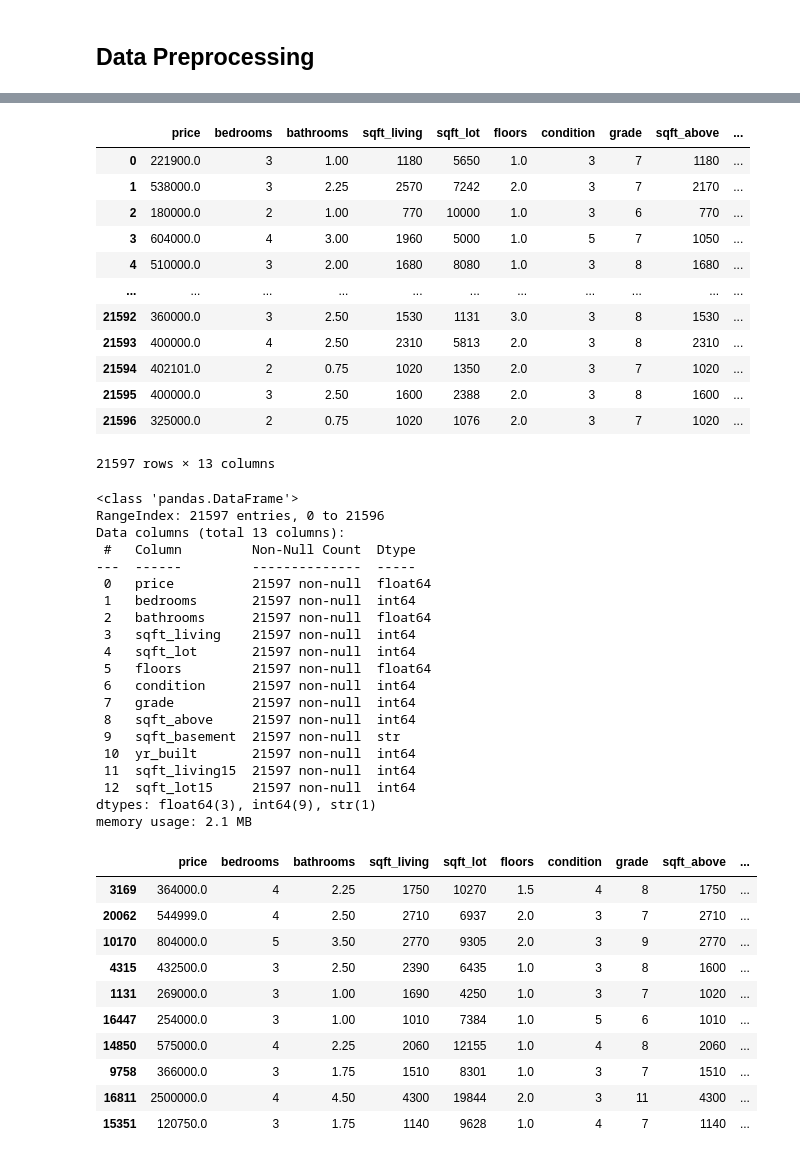
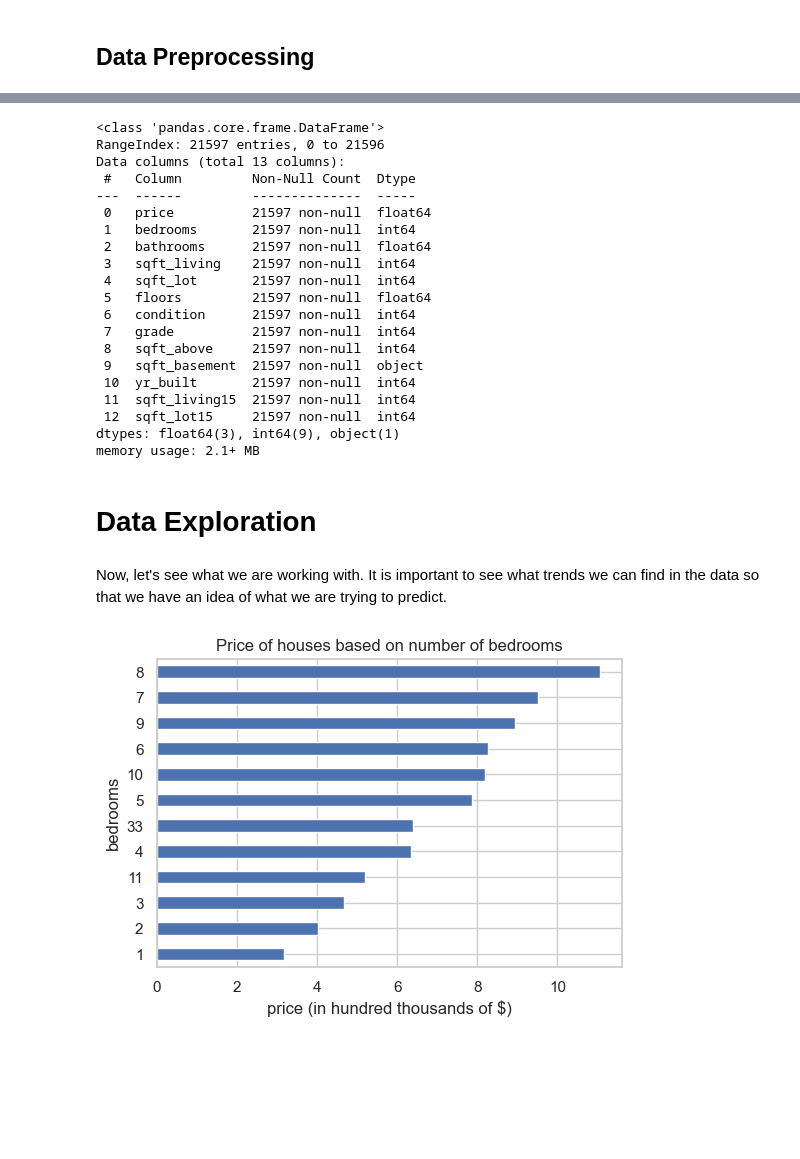
Before and after one commit to KeaganRee/CST383-project2-housing-prices, a Jupyter notebook: Project2.ipynb, the cells around one changed output, grey strips where cells are left out. Drawn from its saved outputs; the diff is of its cells as text; code cells hidden in the pictures; blank space fills up the shorter version.

Commit message:
Finish out linear regression and data exploration.

```diff
--- a/Project2.ipynb
+++ b/Project2.ipynb
@@ -38,24 +39,10 @@ df = pd.read_csv(input_file)
 # %%
 df.drop(['id', 'lat','long','yr_renovated', 'view', 'waterfront', 'zipcode', 'date'], axis=1, inplace=True)
-df.dropna()
+df=df.dropna()
-# %% [output]
-|  | price | bedrooms | bathrooms | sqft_living | sqft_lot | floors | condition | grade | sqft_above | ... |
-| 0 | 221900.0 | 3 | 1.00 | 1180 | 5650 | 1.0 | 3 | 7 | 1180 | ... |
-| 1 | 538000.0 | 3 | 2.25 | 2570 | 7242 | 2.0 | 3 | 7 | 2170 | ... |
-| 2 | 180000.0 | 2 | 1.00 | 770 | 10000 | 1.0 | 3 | 6 | 770 | ... |
-| 3 | 604000.0 | 4 | 3.00 | 1960 | 5000 | 1.0 | 5 | 7 | 1050 | ... |
-| 4 | 510000.0 | 3 | 2.00 | 1680 | 8080 | 1.0 | 3 | 8 | 1680 | ... |
-| ... | ... | ... | ... | ... | ... | ... | ... | ... | ... | ... |
-| 21592 | 360000.0 | 3 | 2.50 | 1530 | 1131 | 3.0 | 3 | 8 | 1530 | ... |
-| 21593 | 400000.0 | 4 | 2.50 | 2310 | 5813 | 2.0 | 3 | 8 | 2310 | ... |
-| 21594 | 402101.0 | 2 | 0.75 | 1020 | 1350 | 2.0 | 3 | 7 | 1020 | ... |
-| 21595 | 400000.0 | 3 | 2.50 | 1600 | 2388 | 2.0 | 3 | 8 | 1600 | ... |
-| 21596 | 325000.0 | 2 | 0.75 | 1020 | 1076 | 2.0 | 3 | 7 | 1020 | ... |
-21597 rows × 13 columns
 # %%
 df.info()
 # %% [output]
-<class 'pandas.DataFrame'>
+<class 'pandas.core.frame.DataFrame'>
 RangeIndex: 21597 entries, 0 to 21596
 Data columns (total 13 columns):
  #   Column         Non-Null Count  Dtype
@@ -69,23 +56,19 @@ Data columns (total 13 columns):
  6   condition      21597 non-null  int64
  7   grade          21597 non-null  int64
  8   sqft_above     21597 non-null  int64
- 9   sqft_basement  21597 non-null  str
+ 9   sqft_basement  21597 non-null  object
  10  yr_built       21597 non-null  int64
  11  sqft_living15  21597 non-null  int64
  12  sqft_lot15     21597 non-null  int64
-dtypes: float64(3), int64(9), str(1)
-memory usage: 2.1 MB
+dtypes: float64(3), int64(9), object(1)
+memory usage: 2.1+ MB
-# %%
-df.sample(10)
-# %% [output]
-|  | price | bedrooms | bathrooms | sqft_living | sqft_lot | floors | condition | grade | sqft_above | ... |
-| 3169 | 364000.0 | 4 | 2.25 | 1750 | 10270 | 1.5 | 4 | 8 | 1750 | ... |
-| 20062 | 544999.0 | 4 | 2.50 | 2710 | 6937 | 2.0 | 3 | 7 | 2710 | ... |
-| 10170 | 804000.0 | 5 | 3.50 | 2770 | 9305 | 2.0 | 3 | 9 | 2770 | ... |
-| 4315 | 432500.0 | 3 | 2.50 | 2390 | 6435 | 1.0 | 3 | 8 | 1600 | ... |
-| 1131 | 269000.0 | 3 | 1.00 | 1690 | 4250 | 1.0 | 3 | 7 | 1020 | ... |
-| 16447 | 254000.0 | 3 | 1.00 | 1010 | 7384 | 1.0 | 5 | 6 | 1010 | ... |
-| 14850 | 575000.0 | 4 | 2.25 | 2060 | 12155 | 1.0 | 4 | 8 | 2060 | ... |
-| 9758 | 366000.0 | 3 | 1.75 | 1510 | 8301 | 1.0 | 3 | 7 | 1510 | ... |
-| 16811 | 2500000.0 | 4 | 4.50 | 4300 | 19844 | 2.0 | 3 | 11 | 4300 | ... |
-| 15351 | 120750.0 | 3 | 1.75 | 1140 | 9628 | 1.0 | 4 | 7 | 1140 | ... |
+# %% [markdown]
+# Data Exploration
+# %% [markdown]
+Now, let's see what we are working with. It is important to see what trends we can find in the data so that we have an idea of what we are trying to predict.
+# %%
+(df.groupby(df['bedrooms'])['price'].mean()/100000).sort_values().plot.barh()
+plt.title("Price of houses based on number of bedrooms")
+plt.xlabel("price (in hundred thousands of $)");
+# %% [output]
+[figure, added]
```
Also changed, not shown: parts of 27 cells of this notebook.
